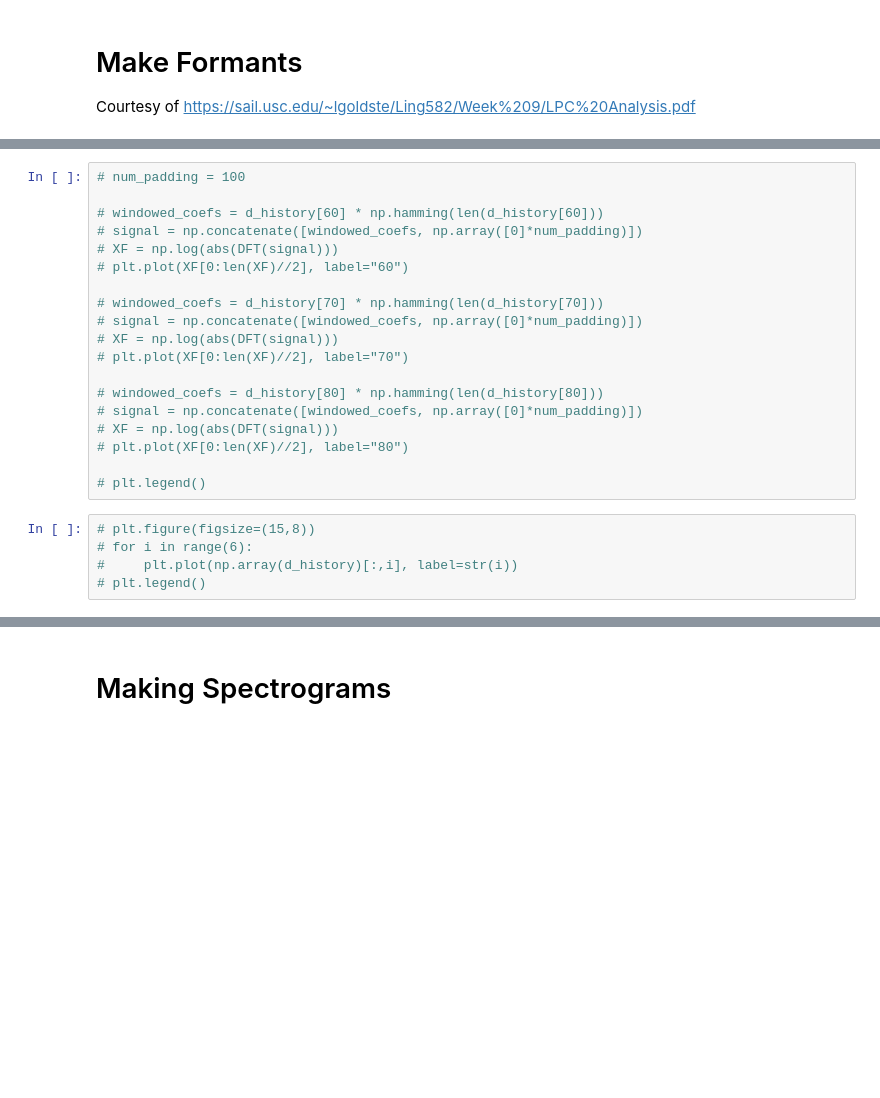
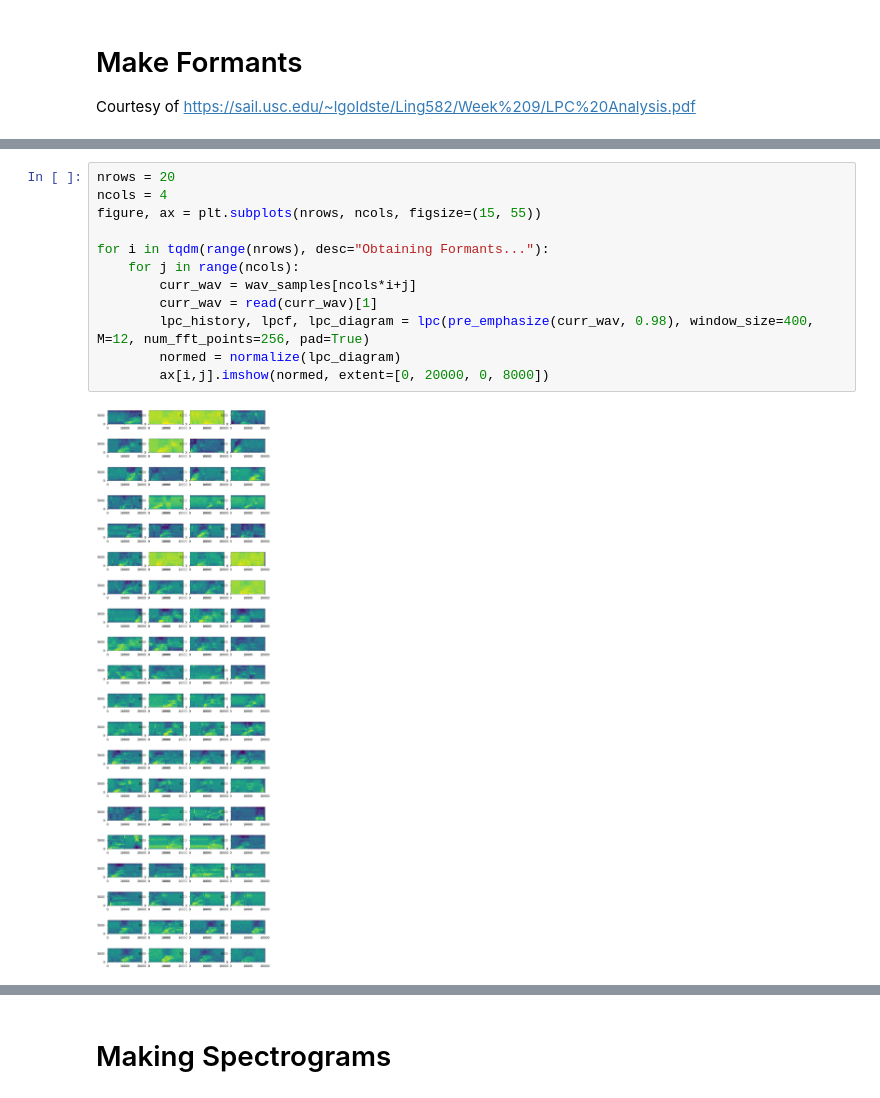
Before and after one commit to Calculasians/Praat, a Jupyter notebook: Spectrogram Level Activities.ipynb, the cells around one changed output, grey strips where cells are left out. Saved outputs shown, nothing was run; the diff lists cells and outputs as text; blank space fills up the shorter version.

```diff
--- a/Spectrogram Level Activities.ipynb
+++ b/Spectrogram Level Activities.ipynb
@@ -268,24 +172,14 @@ plt.plot(lpcf*sample_rate/(2*np.pi), lpc_history[20])
-# %%
-# num_padding = 100
-
-# windowed_coefs = d_history[60] * np.hamming(len(d_history[60]))
-# signal = np.concatenate([windowed_coefs, np.array([0]*num_padding)])
-# XF = np.log(abs(DFT(signal)))
-# plt.plot(XF[0:len(XF)//2], label="60")
-
-# windowed_coefs = d_history[70] * np.hamming(len(d_history[70]))
-# signal = np.concatenate([windowed_coefs, np.array([0]*num_padding)])
-# XF = np.log(abs(DFT(signal)))
-# plt.plot(XF[0:len(XF)//2], label="70")
-
-# windowed_coefs = d_history[80] * np.hamming(len(d_history[80]))
-# signal = np.concatenate([windowed_coefs, np.array([0]*num_padding)])
-# XF = np.log(abs(DFT(signal)))
-# plt.plot(XF[0:len(XF)//2], label="80")
-
-# plt.legend()
-# %%
-# plt.figure(figsize=(15,8))
-# for i in range(6):
-#     plt.plot(np.array(d_history)[:,i], label=str(i))
-# plt.legend()
+# %%
+nrows = 20
+ncols = 4
+figure, ax = plt.subplots(nrows, ncols, figsize=(15, 55))
+
+for i in tqdm(range(nrows), desc="Obtaining Formants..."):
+    for j in range(ncols):
+        curr_wav = wav_samples[ncols*i+j]
+        curr_wav = read(curr_wav)[1]
+        lpc_history, lpcf, lpc_diagram = lpc(pre_emphasize(curr_wav, 0.98), window_size=400, M=12, num_fft_points=256, pad=True)
+        normed = normalize(lpc_diagram)
+        ax[i,j].imshow(normed, extent=[0, 20000, 0, 8000])
+# %% [output]
+[figure, added]
```
Also changed, not shown: parts of 26 cells of this notebook.
